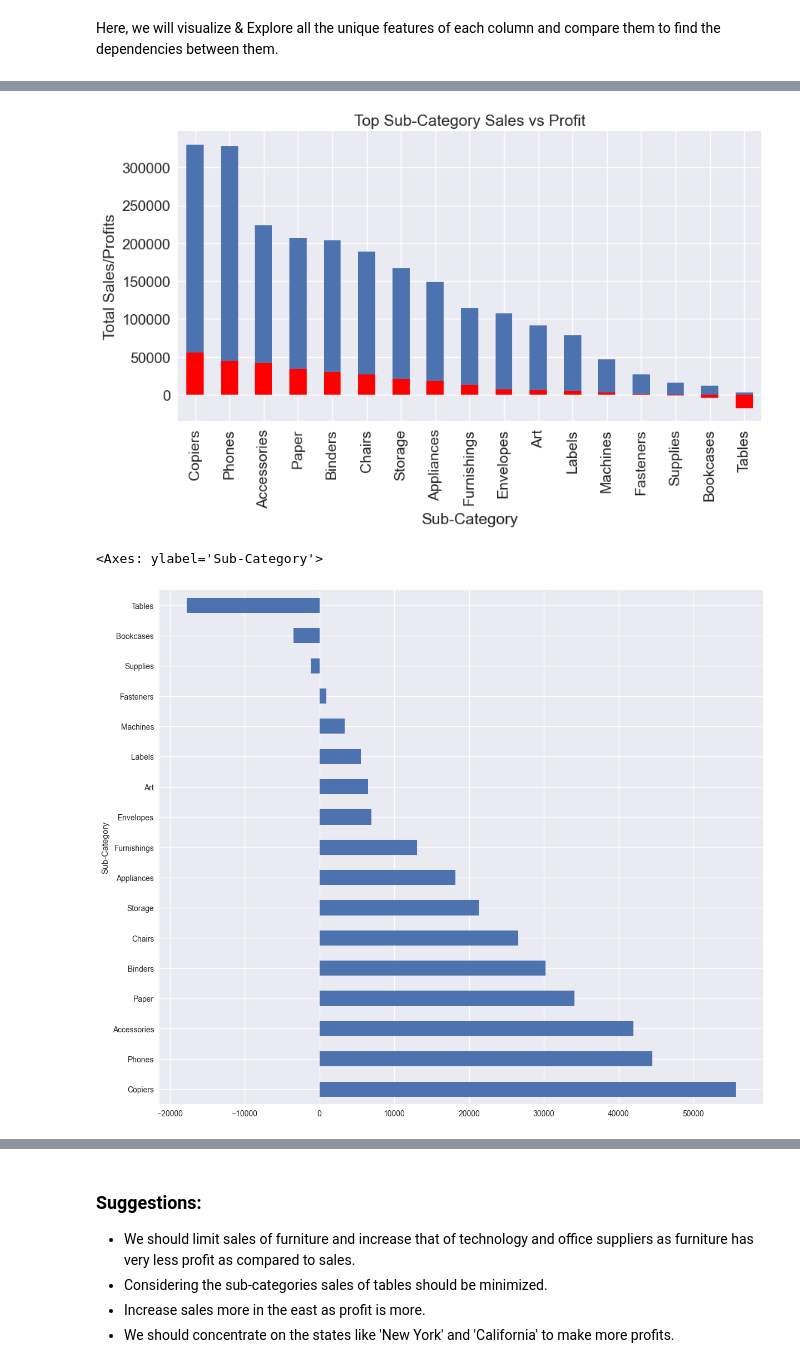
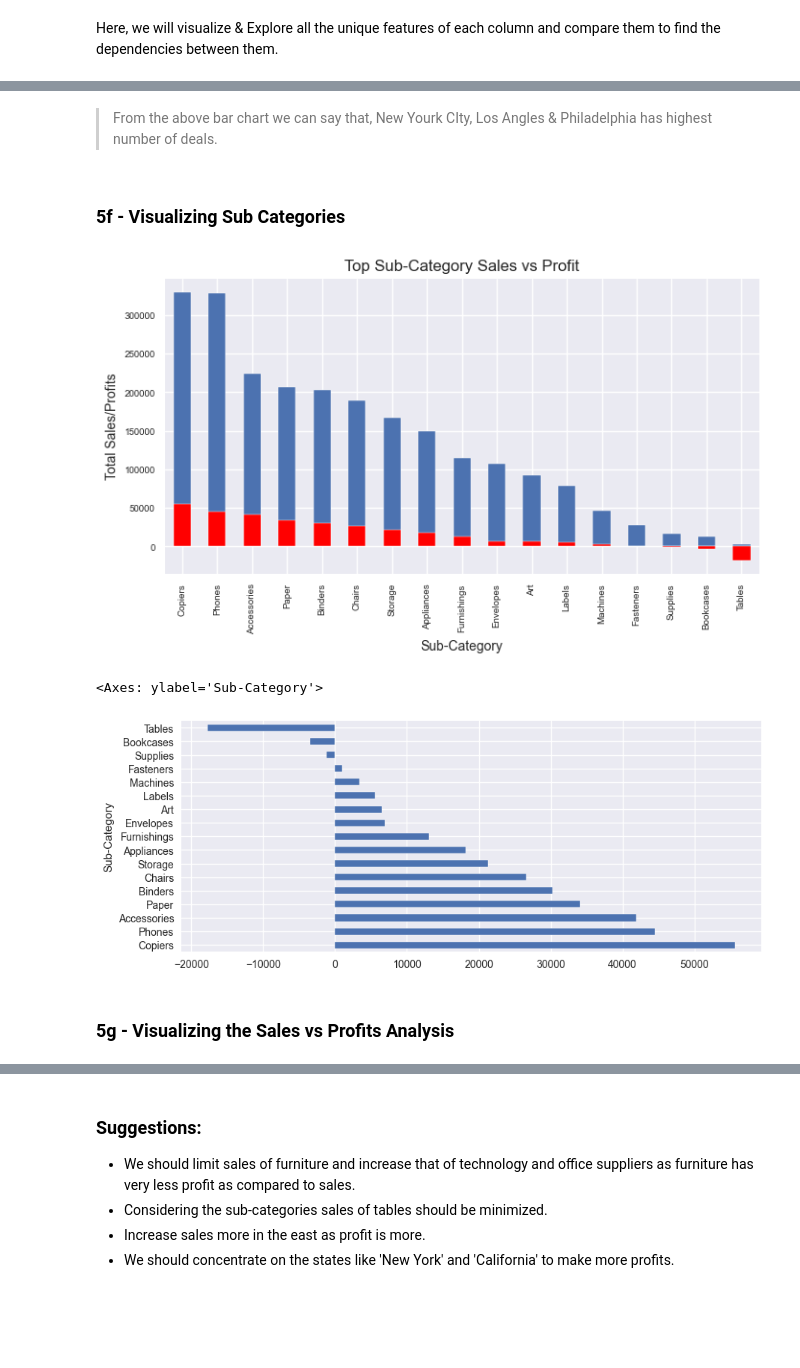
Before and after one commit to PranshuSingh256/Sparks-Foundation-Tasks, a Jupyter notebook: T3 Retail.ipynb, the cells around one changed output, grey strips where cells are left out. Cells and saved outputs as stored; diff of their text form; code cells hidden in the pictures; blank space fills up the shorter version.

```diff
--- a/T3 Retail.ipynb
+++ b/T3 Retail.ipynb
@@ -222,26 +306,26 @@ plt.show()
+# %% [markdown]
+> From the above bar chart we can say that, New Yourk CIty, Los Angles & Philadelphia has highest number of deals.
+# %% [markdown]
+### 5f - Visualizing Sub Categories
 # %%
-#Visualising the sub categories
-
-# computing top sub-categories in terms of sales from first 100 observations
 top_subcategory_s = store_data.groupby("Sub-Category").Sales.sum().nlargest(n = 100)
-# computing top sub-categories in terms of profit from first 100 observations
 top_subcategory_p = store_data.groupby("Sub-Category").Profit.sum().nlargest(n = 100)
-
-# plotting to see it visually
 plt.style.use('seaborn')
-top_subcategory_s.plot(kind = 'bar',figsize = (10,5),fontsize = 14)
-top_subcategory_p.plot(kind = 'bar',figsize = (10,5),fontsize = 14, color = 'red')
-plt.xlabel('Sub-Category',fontsize = 15)
-plt.ylabel('Total Sales/Profits',fontsize = 15)
-plt.title("Top Sub-Category Sales vs Profit",fontsize = 15)
+top_subcategory_s.plot(kind = 'bar',figsize = (8,4),fontsize = 7)
+top_subcategory_p.plot(kind = 'bar',figsize = (8,4),fontsize = 7, color = 'red')
+plt.xlabel('Sub-Category',fontsize = 10)
+plt.ylabel('Total Sales/Profits',fontsize = 10)
+plt.title("Top Sub-Category Sales vs Profit",fontsize = 12)
 plt.show()
 # %% [output]
-[figure, old version]
+[figure, new version]
 # %%
-plt.figure(figsize=(14,12))
+plt.figure(figsize=(10,4))
 statewise = store_data.groupby(['Sub-Category'])['Profit'].sum().nlargest(50)
 statewise.plot.barh() # h for horizontal
 #The above graph clearly shows that Copiers and Phones have the highest sales and profit and tables has negative profit
 # %% [output]
 <Axes: ylabel='Sub-Category'>
-[figure, old version]
+[figure, new version]
+# %% [markdown]
+### 5g - Visualizing the Sales vs Profits Analysis
```
Also changed, not shown: parts of 44 cells of this notebook.
